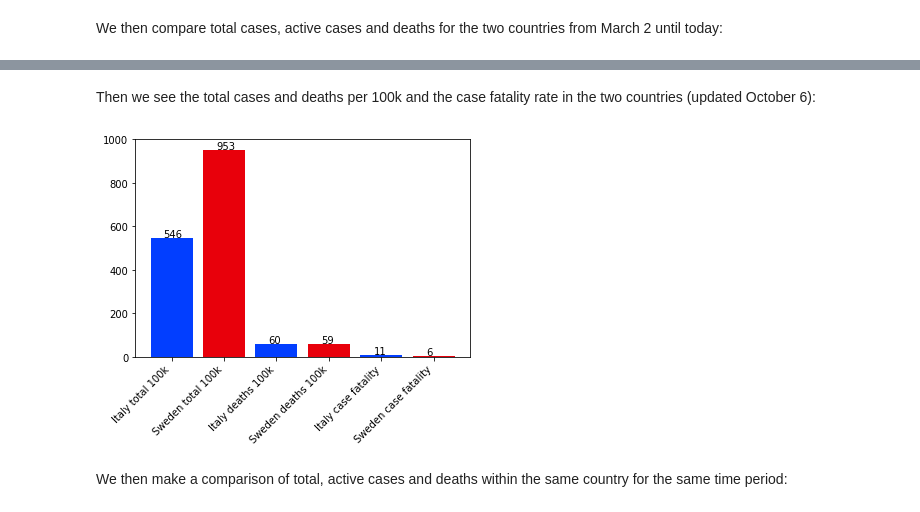
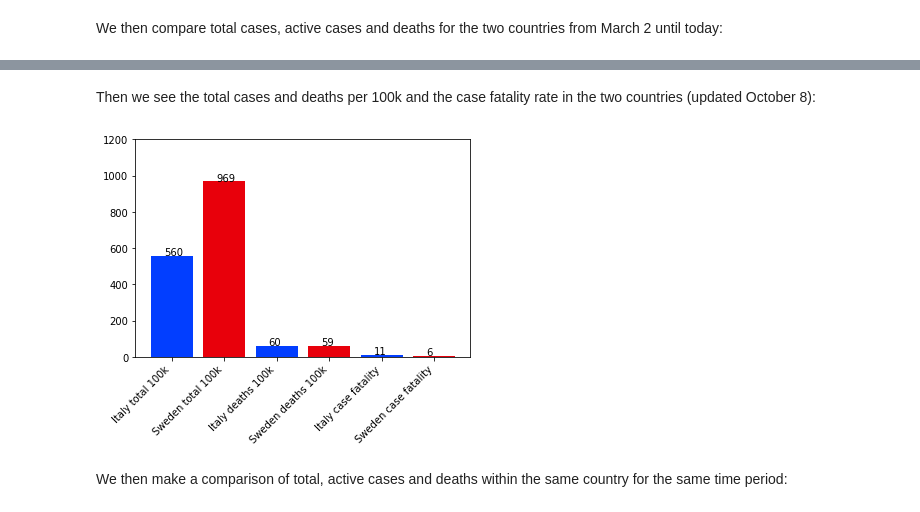
Before and after one commit to eera-l/Covid19-Sweden-Overview, a Jupyter notebook: c19-it-swe.ipynb, the cells around one changed output, grey strips where cells are left out. Saved outputs shown, nothing was run; the diff lists cells and outputs as text; code cells hidden in the pictures.

```diff
--- a/c19-it-swe.ipynb
+++ b/c19-it-swe.ipynb
@@ -265,23 +265,23 @@ plt.show()
 # %% [markdown]
-Then we see the total cases and deaths per 100k and the case fatality rate in the two countries (updated October 6):
+Then we see the total cases and deaths per 100k and the case fatality rate in the two countries (updated October 8):
 # %%
 dict_100 = {'Italy total 100k': italy_total[-1] / 60461826 * 100000, 'Sweden total 100k': sweden_total[-1] / 10099265 * 100000,
             'Italy deaths 100k': italy_d[-1] / 60461826 * 100000, 'Sweden deaths 100k': sweden_d[-1] / 10099265 * 100000,
             'Italy case fatality': italy_d[-1] / italy_total[-1] * 100,
             'Sweden case fatality': sweden_d[-1] / sweden_total[-1] * 100}
 
 fig = plt.figure()
 ax = fig.add_subplot(111)
-ax.set_ylim(0, 1000)
+ax.set_ylim(0, 1200)
 ax.bar(dict_100.keys(), dict_100.values(), color='br')
 for i, v in enumerate(dict_100.values()):
     ax.text(i - 0.15, v + 3, '{:.0f}'.format(v),  color='black')
 for label in ax.get_xticklabels():
     label.set_ha("right")
     label.set_rotation(45)
 plt.show()
 # %% [output]
-[figure, old version]
+[figure, new version]
 # %% [markdown]
 We then make a comparison of total, active cases and deaths within the same country for the same time period:
 # %%
```
Also changed, not shown: parts of 12 cells of this notebook, 1 other file.
